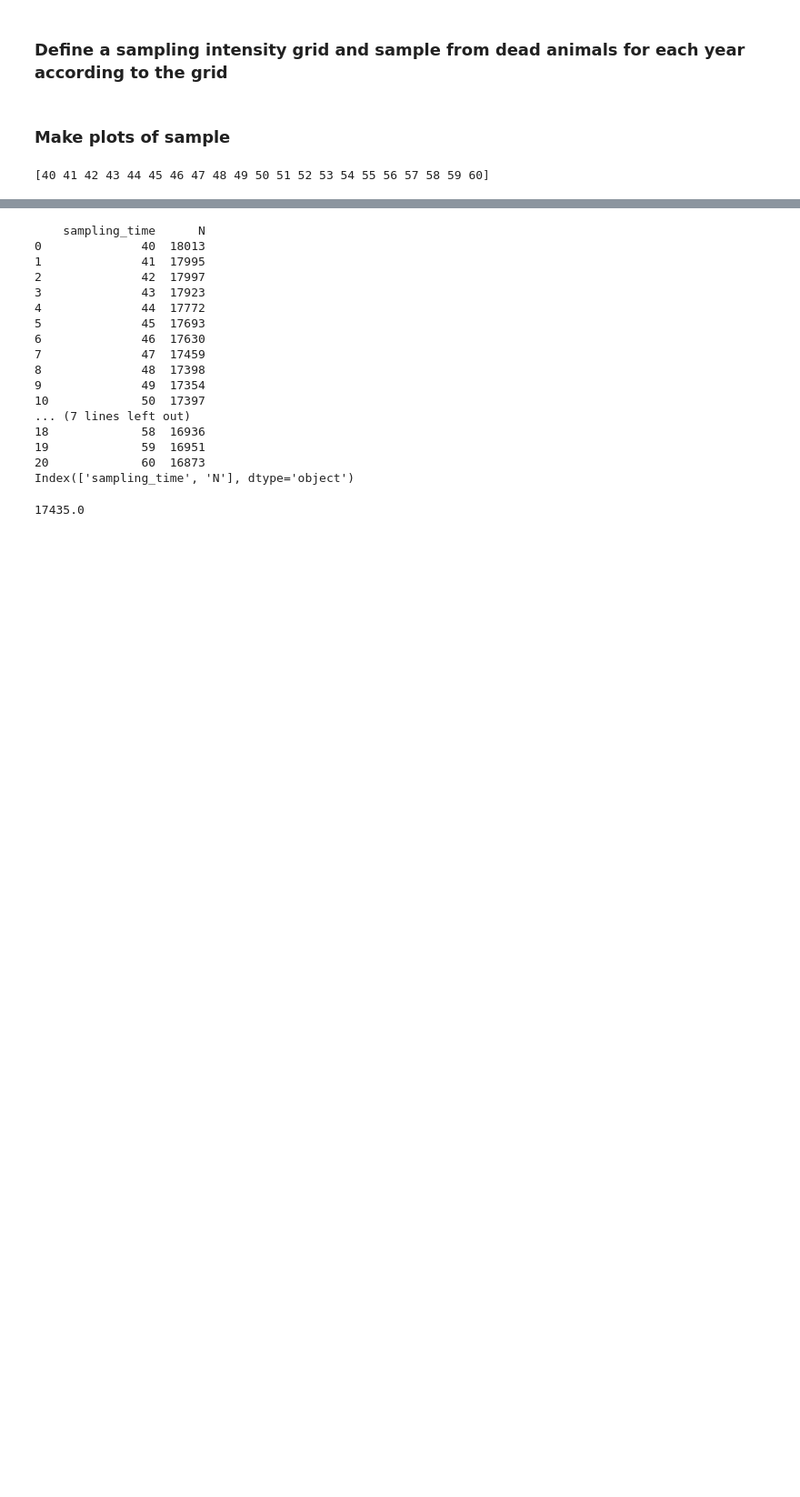
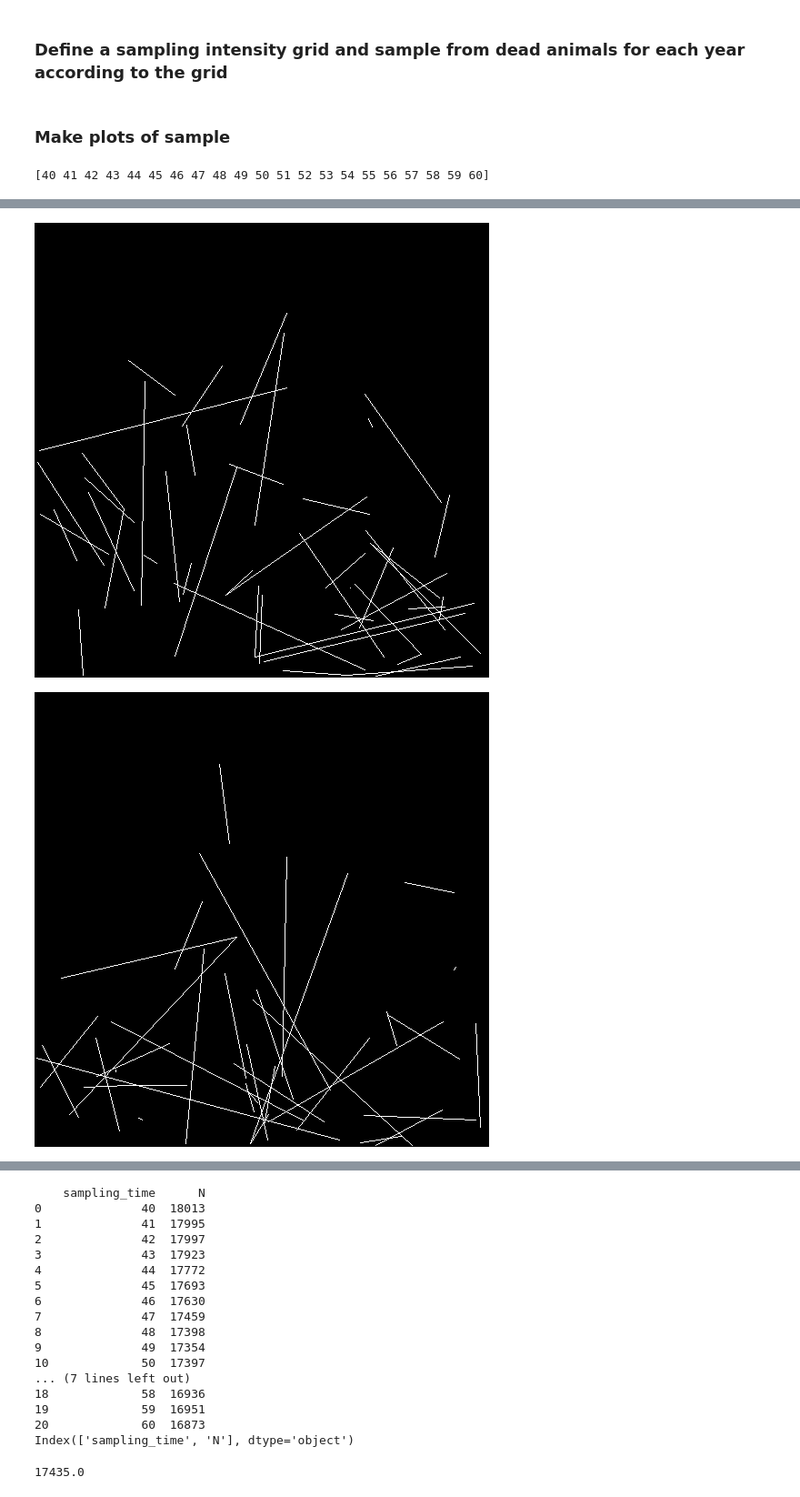
Before and after one commit to giliapatterson/spatial_ckmr, a Jupyter notebook: replicate_conn/bearded_seals.ipynb, the cells around one changed output, grey strips where cells are left out. Shown at 91% size. Drawn from its saved outputs; the diff is of its cells as text; code cells hidden in the pictures; blank space fills up the shorter version.

```diff
--- a/replicate_conn/bearded_seals.ipynb
+++ b/replicate_conn/bearded_seals.ipynb
@@ -168 +334,16 @@ print(sample)
+# %%
+w, h = 500, 500
+max_width = 10
+max_height = 10
+maternal_pops_image = Image.new("1", (w, h))
+img2 = ImageDraw.Draw(maternal_pops_image)
+draw_pairs(maternal_pops, img2, sample_parents, max_width, max_height)
+display(maternal_pops_image)
+paternal_pops_image = Image.new("1", (w, h))
+img3 = ImageDraw.Draw(paternal_pops_image)
+draw_pairs(paternal_pops, img3, sample_parents, max_width, max_height)
+display(paternal_pops_image)
+# %% [output]
+[figure, added]
+[figure, added]
 # %%
```
Also changed, not shown: parts of 11 cells of this notebook, 2 other files.
